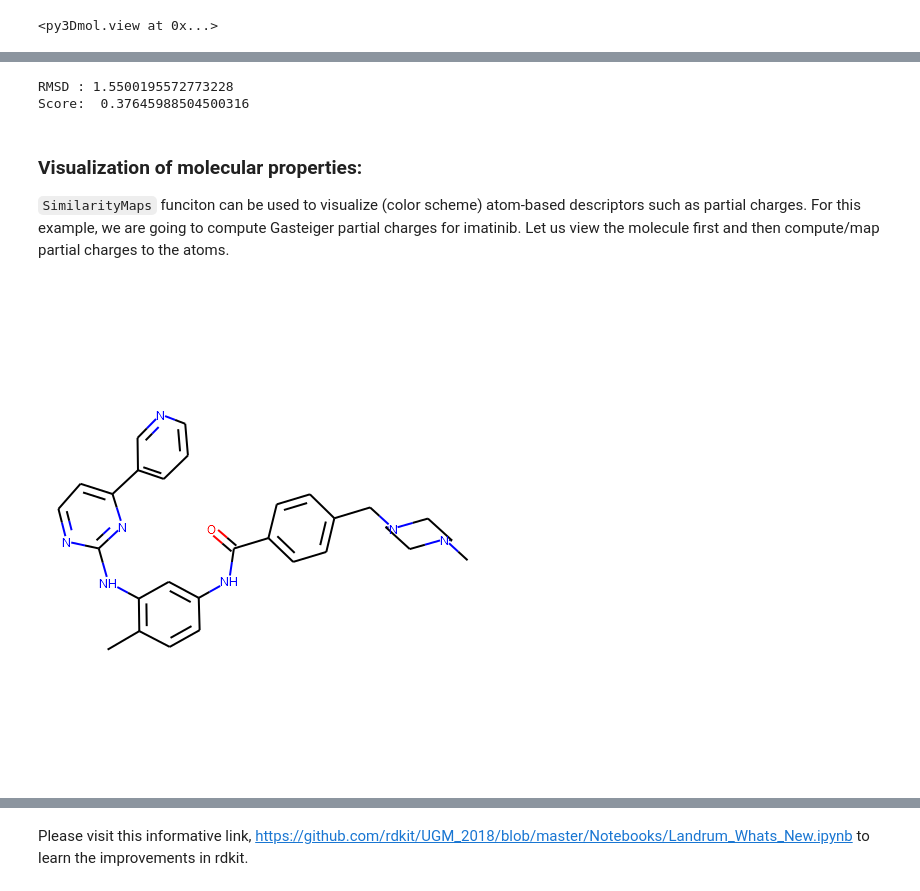
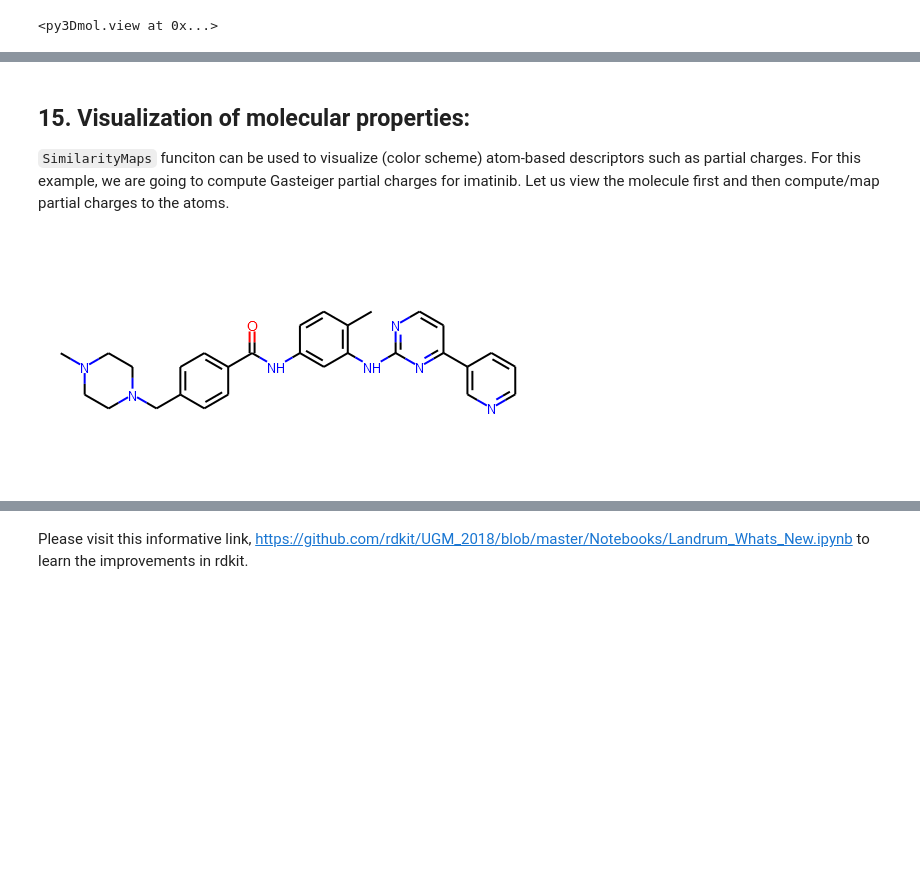
Before and after one commit to ravichas/SRWkshp1, a Jupyter notebook: GeneratingMolecularFeatures.ipynb, the cells around one changed output, grey strips where cells are left out. Saved outputs shown, nothing was run; the diff lists cells and outputs as text; code cells hidden in the pictures; blank space fills up the shorter version.

```diff
--- a/GeneratingMolecularFeatures.ipynb
+++ b/GeneratingMolecularFeatures.ipynb
@@ -510,6 +255,0 @@ ref
-# %%
-IPythonConsole.molSize = (450,400)
-# The PDB 3D conformations
-mol1 = Chem.MolFromPDBFile('Data/1DWD_ligand.pdb')
-mol1 = AllChem.AssignBondOrdersFromTemplate(ref, mol1)
-mol1
@@ -518,5 +255,0 @@ mol1
-# %%
-IPythonConsole.molSize = (450,400)
-mol2 = Chem.MolFromPDBFile('Data/1PPC_ligand.pdb')
-mol2 = AllChem.AssignBondOrdersFromTemplate(ref, mol2)
-mol2
@@ -525,16 +256,5 @@ mol2
-# %%
-# Align them
-RMSD = rdMolAlign.AlignMol(mol1, mol2)
-print('RMSD :', RMSD)
-# Align them with OPEN3DAlign
-pyO3A = rdMolAlign.GetO3A(mol1, mol2)
-score = pyO3A.Align()
-print('Score: ',score)
-# %% [output]
-RMSD : 1.5500195572773228
-Score:  0.37645988504500316
 # %% [markdown]
-### Visualization of molecular properties:
+## 15. Visualization of molecular properties:
 
 `SimilarityMaps` funciton can be used to visualize (color scheme) atom-based descriptors such as partial charges.
 For this example, we are going to compute Gasteiger partial charges for imatinib. Let us view the molecule first
@@ -542,12 +262,12 @@ and then compute/map partial charges to the atoms.
 # %%
 from ipymol import viewer as pymol
 from rdkit.Chem import AllChem
 from rdkit.Chem import rdMolTransforms
 
-IPythonConsole.molSize = (450,500)
+IPythonConsole.molSize = (500,250)
 mol = imatinib_m
 mol
 # %% [output]
-[figure, old version]
+[figure, new version]
 # %%
 from rdkit.Chem.Draw import SimilarityMaps
```
Also changed, not shown: parts of 78 cells of this notebook, 5 other files.
